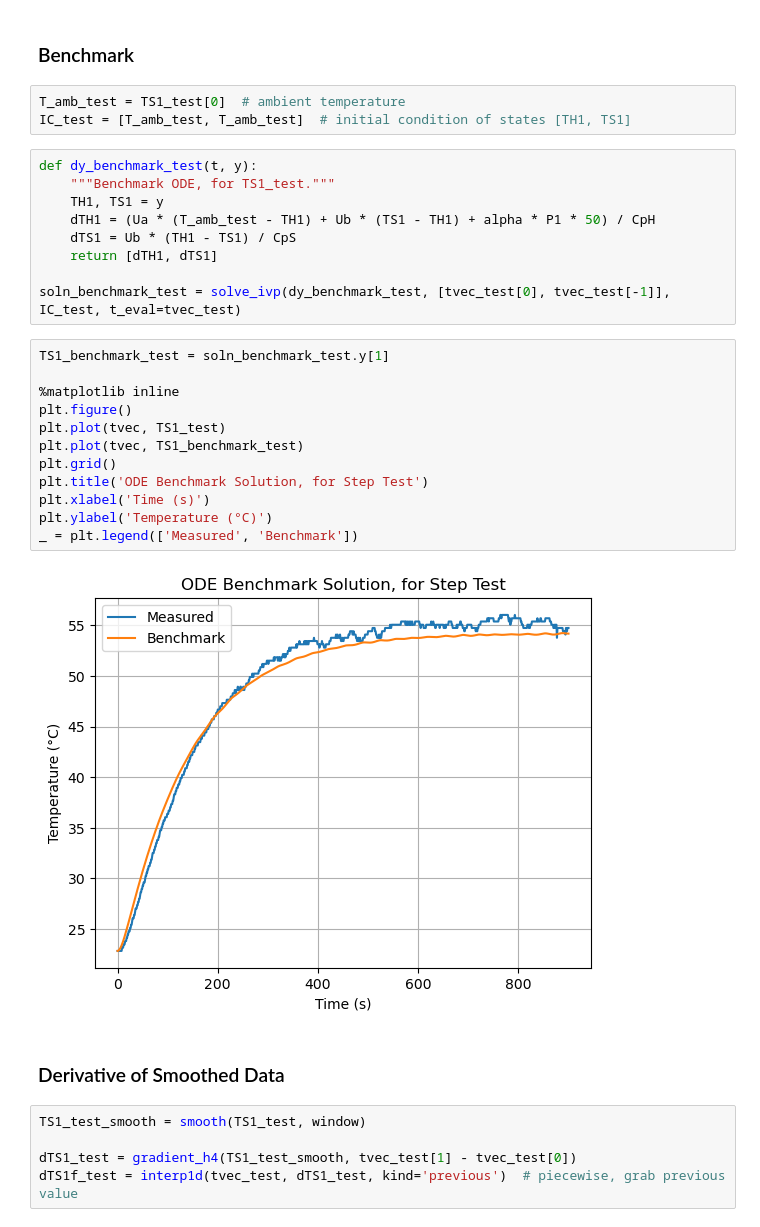
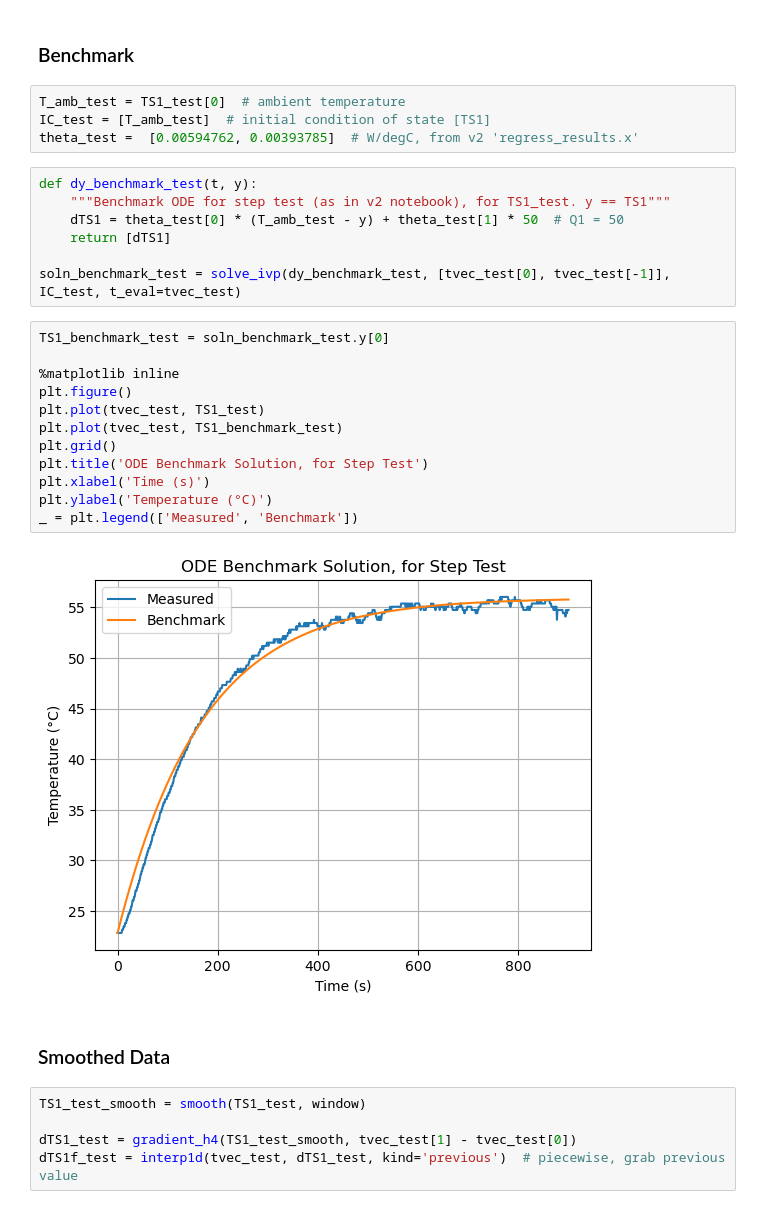
Before and after one commit to jakekrell/FoKL-GPy, a Jupyter notebook: examples/pyomo_tclab/pyomo_tclab_v5c.ipynb, the cells around one changed output. Drawn from its saved outputs; the diff is of its cells as text.

```diff
--- a/examples/pyomo_tclab/pyomo_tclab_v5c.ipynb
+++ b/examples/pyomo_tclab/pyomo_tclab_v5c.ipynb
@@ -305,32 +304,31 @@ TS1_test = data_test["T1"].values
 ### Benchmark
 # %%
 T_amb_test = TS1_test[0]  # ambient temperature
-IC_test = [T_amb_test, T_amb_test]  # initial condition of states [TH1, TS1]
+IC_test = [T_amb_test]  # initial condition of state [TS1]
+theta_test =  [0.00594762, 0.00393785]  # W/degC, from v2 'regress_results.x'
 # %%
 def dy_benchmark_test(t, y):
-    """Benchmark ODE, for TS1_test."""
-    TH1, TS1 = y
-    dTH1 = (Ua * (T_amb_test - TH1) + Ub * (TS1 - TH1) + alpha * P1 * 50) / CpH
-    dTS1 = Ub * (TH1 - TS1) / CpS
-    return [dTH1, dTS1]
+    """Benchmark ODE for step test (as in v2 notebook), for TS1_test. y == TS1"""
+    dTS1 = theta_test[0] * (T_amb_test - y) + theta_test[1] * 50  # Q1 = 50
+    return [dTS1]
 
 soln_benchmark_test = solve_ivp(dy_benchmark_test, [tvec_test[0], tvec_test[-1]], IC_test, t_eval=tvec_test)
 # %%
-TS1_benchmark_test = soln_benchmark_test.y[1]
+TS1_benchmark_test = soln_benchmark_test.y[0]
 
 %matplotlib inline
 plt.figure()
-plt.plot(tvec, TS1_test)
-plt.plot(tvec, TS1_benchmark_test)
+plt.plot(tvec_test, TS1_test)
+plt.plot(tvec_test, TS1_benchmark_test)
 plt.grid()
 plt.title('ODE Benchmark Solution, for Step Test')
 plt.xlabel('Time (s)')
 plt.ylabel('Temperature (°C)')
 _ = plt.legend(['Measured', 'Benchmark'])
 # %% [output]
-[figure, old version]
+[figure, new version]
 # %% [markdown]
-### Derivative of Smoothed Data
+### Smoothed Data
 # %%
 TS1_test_smooth = smooth(TS1_test, window)
 
```
Also changed, not shown: parts of 17 cells of this notebook.
